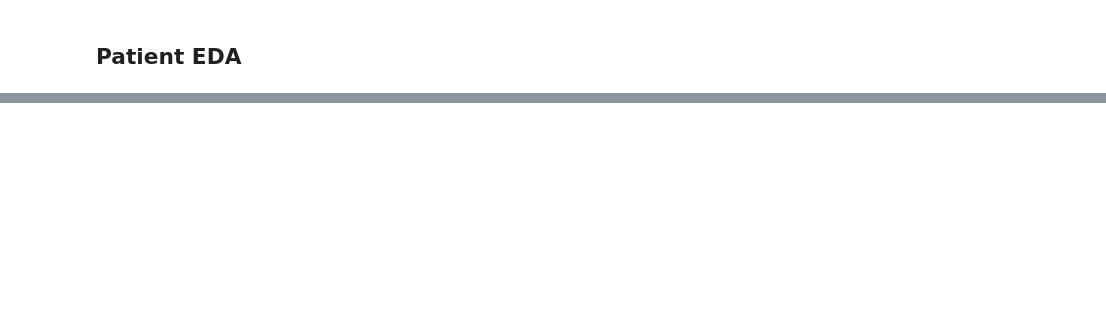
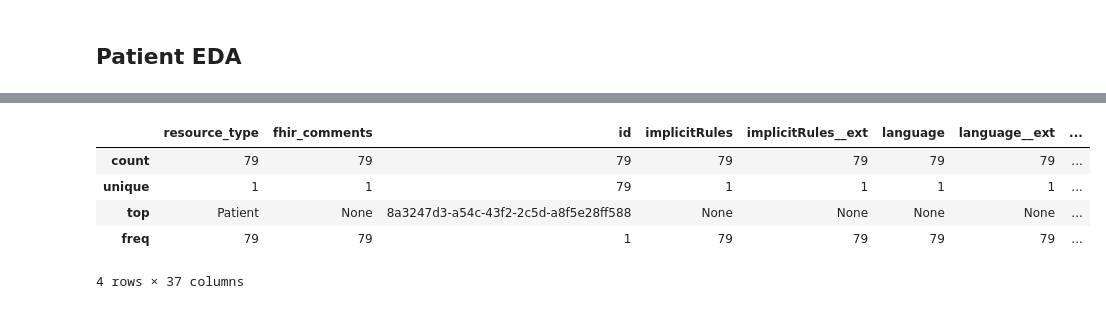
Before and after one commit to JoshuaStapleton21/exa-data-eng-assessment, a Jupyter notebook: EDA/FHIR_data_eda.ipynb, the cells around one changed output, grey strips where cells are left out. Drawn from its saved outputs; the diff is of its cells as text; code cells hidden in the pictures; blank space fills up the shorter version.

```diff
--- a/EDA/FHIR_data_eda.ipynb
+++ b/EDA/FHIR_data_eda.ipynb
@@ -52,0 +154,9 @@ print(patient_field_list)
+# %%
+patient_df.describe() # look at some summary statistics
+# %% [output]
+|  | resource_type | fhir_comments | id | implicitRules | implicitRules__ext | language | language__ext | ... |
+| count | 79 | 79 | 79 | 79 | 79 | 79 | 79 | ... |
+| unique | 1 | 1 | 79 | 1 | 1 | 1 | 1 | ... |
+| top | Patient | None | 8a3247d3-a54c-43f2-2c5d-a8f5e28ff588 | None | None | None | None | ... |
+| freq | 79 | 79 | 1 | 79 | 79 | 79 | 79 | ... |
+4 rows × 37 columns
```
Also changed, not shown: parts of 11 cells of this notebook, 7 other files.
